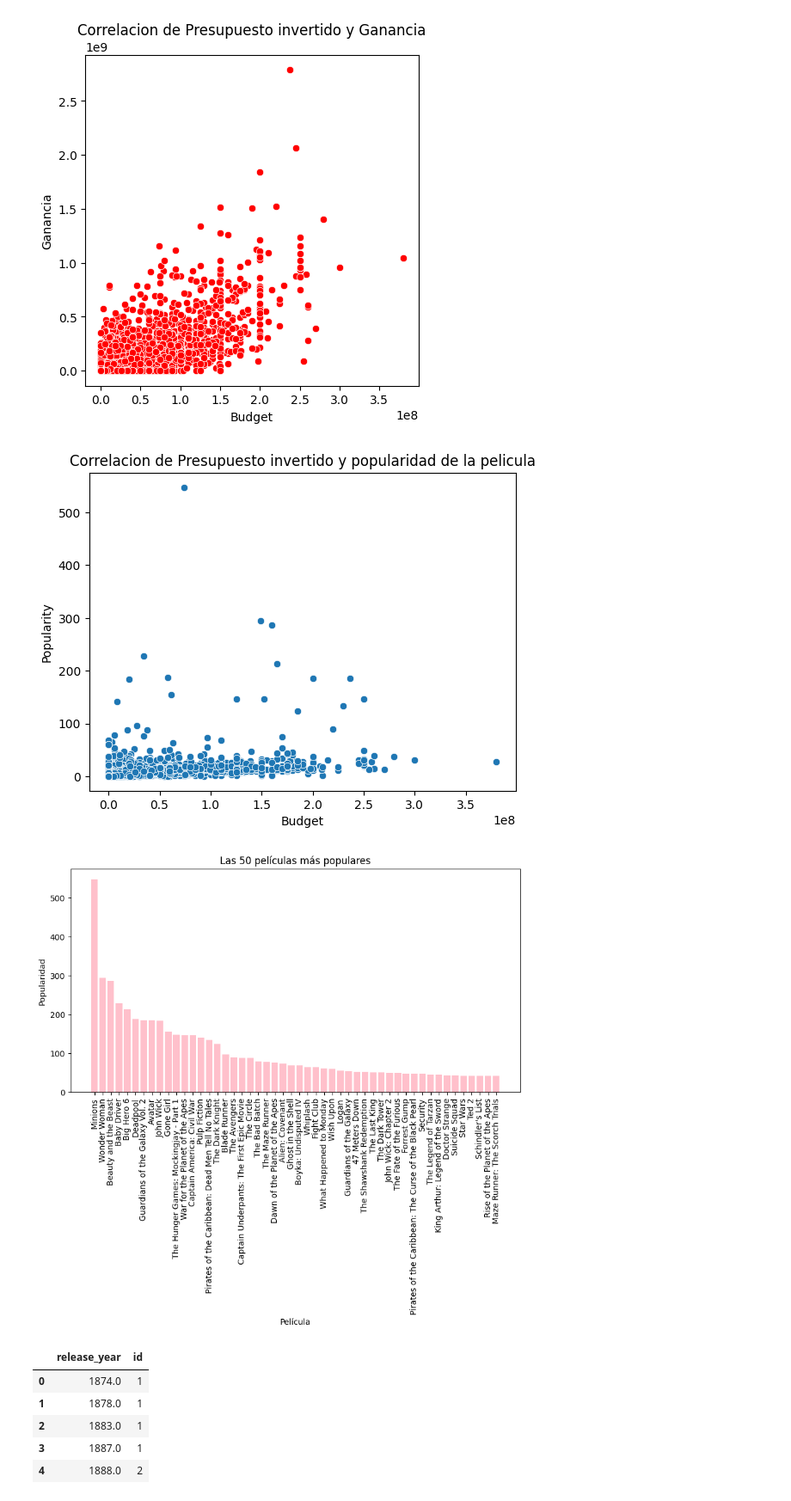
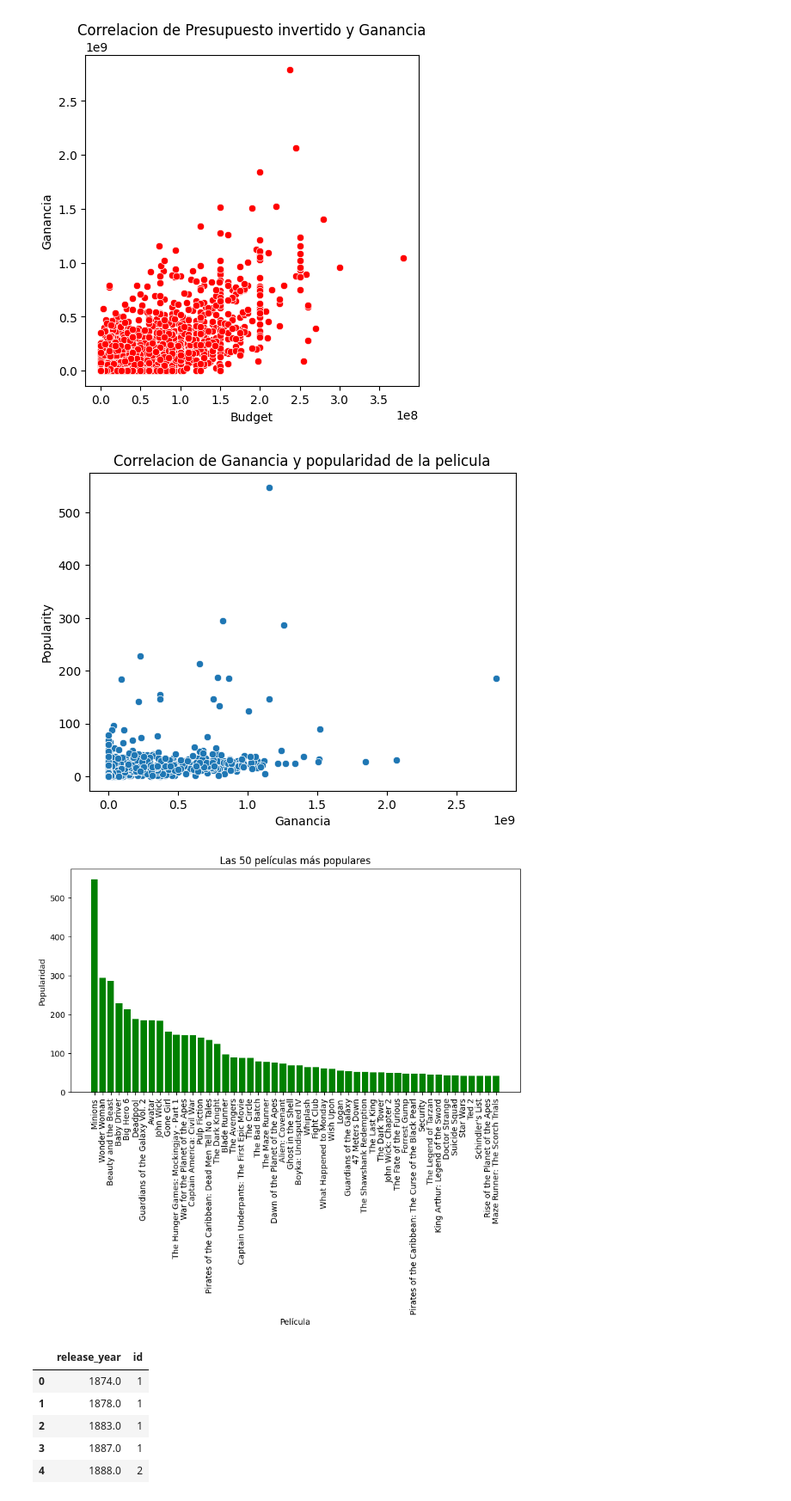
Before and after one commit to Constanzafl/Proyecto_Indiv_1_MLO_Henry, a Jupyter notebook: EDA/Generalidades.ipynb, the cells around one changed output. Shown: that part at 86% size. Saved outputs shown, nothing was run; the diff lists cells and outputs as text; code cells hidden in the pictures.

```diff
--- a/EDA/Generalidades.ipynb
+++ b/EDA/Generalidades.ipynb
@@ -79,17 +76,17 @@ plt.show()
 [figure]
 # %%
 # Crear un scatterplot de la variable 'budget' asociada a 'popularity'
-sns.scatterplot(data=dfmovies, x='budget',y='popularity')
+sns.scatterplot(data=dfmovies, x='revenue',y='popularity')
 
 # Personalizar el gráfico
-plt.title('Correlacion de Presupuesto invertido y popularidad de la pelicula')
-plt.xlabel('Budget')
+plt.title('Correlacion de Ganancia y popularidad de la pelicula')
+plt.xlabel('Ganancia')
 plt.ylabel('Popularity')
 
 # Mostrar el gráfico
 plt.show()
 # %% [output]
-[figure, old version]
+[figure, new version]
 # %%
 # Me fijo cuales son las peliculas mas populares
 df_movies_sorted = dfmovies.sort_values(by='popularity', ascending=False)
@@ -99,14 +96,14 @@ top_50_populares = df_movies_sorted.head(50)
 # %%
 # Realizo gráfico de barras para las 50 películas más populares
 plt.figure(figsize=(10,5))
-plt.bar(df_movies_sorted['title'].head(50), df_movies_sorted['popularity'].head(50), color='pink')
+plt.bar(df_movies_sorted['title'].head(50), df_movies_sorted['popularity'].head(50), color='green')
 plt.xticks(rotation=90)
 plt.xlabel('Película')
 plt.ylabel('Popularidad')
 plt.title('Las 50 películas más populares')
 plt.show()
 # %% [output]
-[figure, old version]
+[figure, new version]
 # %%
 dfpeliporaños= dfmovies[['release_year', 'id']].groupby('release_year').count().reset_index()
 dfpeliporaños.head()
```
Also changed, not shown: parts of 10 cells of this notebook.
